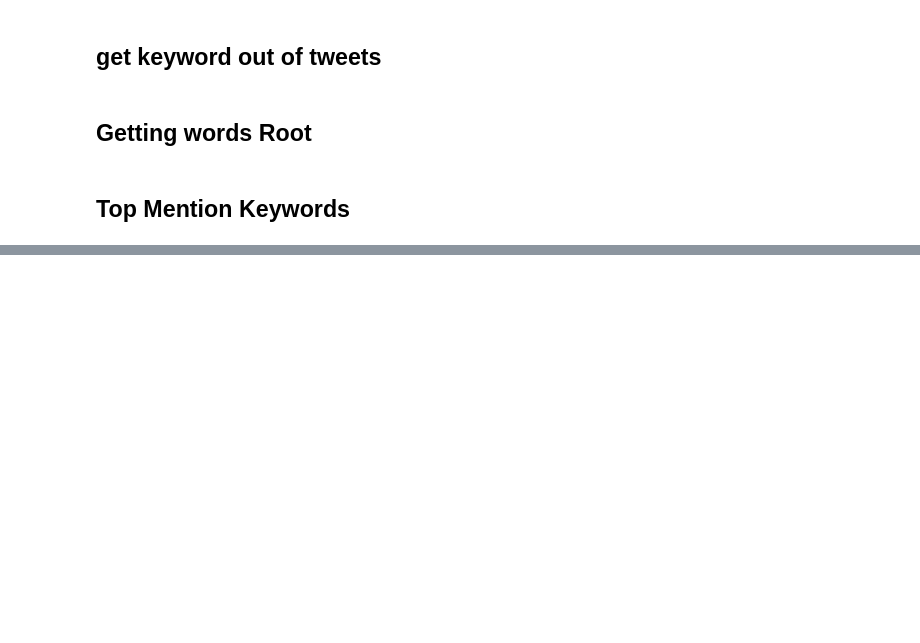
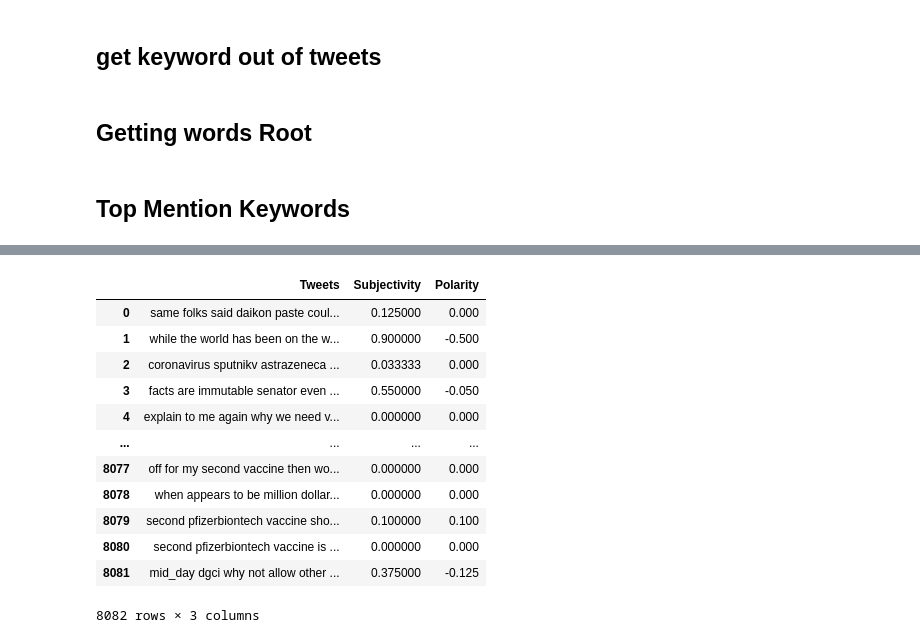
Before and after one commit to prashant5698/sentiment-prediction-pfizer-DA--300, a Jupyter notebook: notebook.ipynb, the cells around one changed output, grey strips where cells are left out. Drawn from its saved outputs; the diff is of its cells as text; code cells hidden in the pictures; blank space fills up the shorter version.

```diff
--- a/notebook.ipynb
+++ b/notebook.ipynb
@@ -513,0 +699,32 @@ OSError: [E050] Can't find model 'en_core_web_lg'. It doesn't seem to be a Pytho
+# %%
+from textblob import TextBlob
+from wordcloud import WordCloud
+# Create a function to get the subjectivity
+def getSubjectivity(text):
+   return TextBlob(text).sentiment.subjectivity
+
+# Create a function to get the polarity
+def getPolarity(text):
+   return  TextBlob(text).sentiment.polarity
+
+
+# Create two new columns 'Subjectivity' & 'Polarity'
+df3['Subjectivity'] = df3['Tweets'].apply(getSubjectivity)
+df3['Polarity'] = df3['Tweets'].apply(getPolarity)
+
+# Show the new dataframe with columns 'Subjectivity' & 'Polarity'
+df3
+# %% [output]
+|  | Tweets | Subjectivity | Polarity |
+| 0 | same folks said daikon paste coul... | 0.125000 | 0.000 |
+| 1 | while the world has been on the w... | 0.900000 | -0.500 |
+| 2 | coronavirus sputnikv astrazeneca ... | 0.033333 | 0.000 |
+| 3 | facts are immutable senator even ... | 0.550000 | -0.050 |
+| 4 | explain to me again why we need v... | 0.000000 | 0.000 |
+| ... | ... | ... | ... |
+| 8077 | off for my second vaccine then wo... | 0.000000 | 0.000 |
+| 8078 | when appears to be million dollar... | 0.000000 | 0.000 |
+| 8079 | second pfizerbiontech vaccine sho... | 0.100000 | 0.100 |
+| 8080 | second pfizerbiontech vaccine is ... | 0.000000 | 0.000 |
+| 8081 | mid_day dgci why not allow other ... | 0.375000 | -0.125 |
+8082 rows × 3 columns
```
Also changed, not shown: parts of 34 cells of this notebook.
